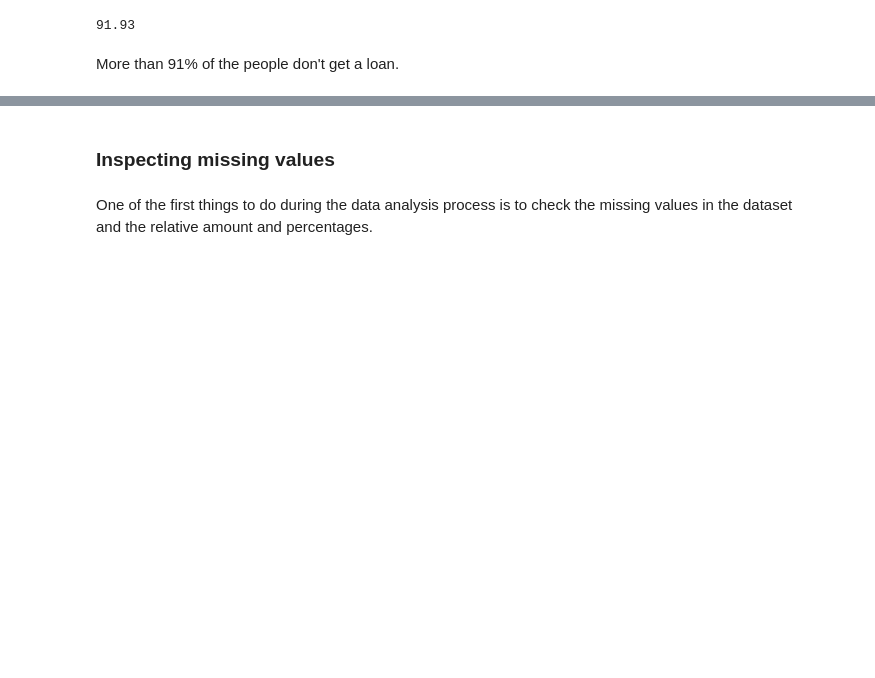
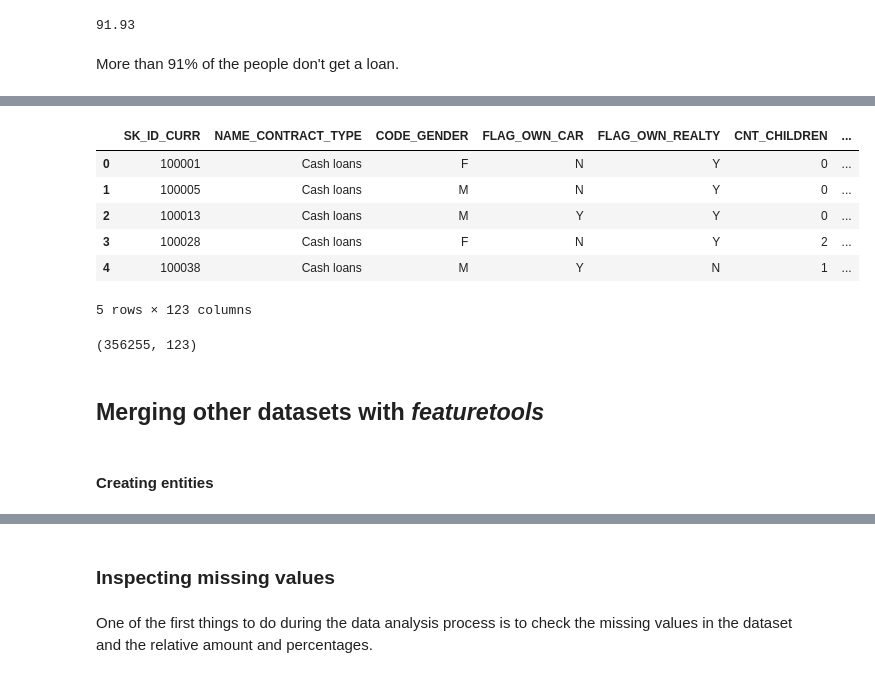
Before and after one commit to paolomandica/FDS-home-credit-default-risk, a Jupyter notebook: main-paolo.ipynb, the cells around one changed output, grey strips where cells are left out. Drawn from its saved outputs; the diff is of its cells as text; code cells hidden in the pictures; blank space fills up the shorter version.

Commit message:
STARTED merging datasets with featuretools

```diff
--- a/main-paolo.ipynb
+++ b/main-paolo.ipynb
@@ -73,0 +79,5 @@ More than 91% of the people don't get a loan.
+# %%
+app_train['dataset'] = 'train'
+app_test['dataset'] = 'test'
+# we also need to add the TARGET column to data_test
+app_test['TARGET'] = np.nan
@@ -73,0 +94,17 @@ More than 91% of the people don't get a loan.
+# %%
+app_test.head()
+# %% [output]
+|  | SK_ID_CURR | NAME_CONTRACT_TYPE | CODE_GENDER | FLAG_OWN_CAR | FLAG_OWN_REALTY | CNT_CHILDREN | ... |
+| 0 | 100001 | Cash loans | F | N | Y | 0 | ... |
+| 1 | 100005 | Cash loans | M | N | Y | 0 | ... |
+| 2 | 100013 | Cash loans | M | Y | Y | 0 | ... |
+| 3 | 100028 | Cash loans | F | N | Y | 2 | ... |
+| 4 | 100038 | Cash loans | M | Y | N | 1 | ... |
+5 rows × 123 columns
+# %%
+app = app_train.append(app_test, ignore_index=False, sort=True)
+app.shape
+# %% [output]
+(356255, 123)
+# %% [markdown]
+## Merging other datasets with *featuretools*
@@ -73,0 +124,2 @@ More than 91% of the people don't get a loan.
+# %% [markdown]
+#### Creating entities
```
Also changed, not shown: parts of 13 cells of this notebook.
